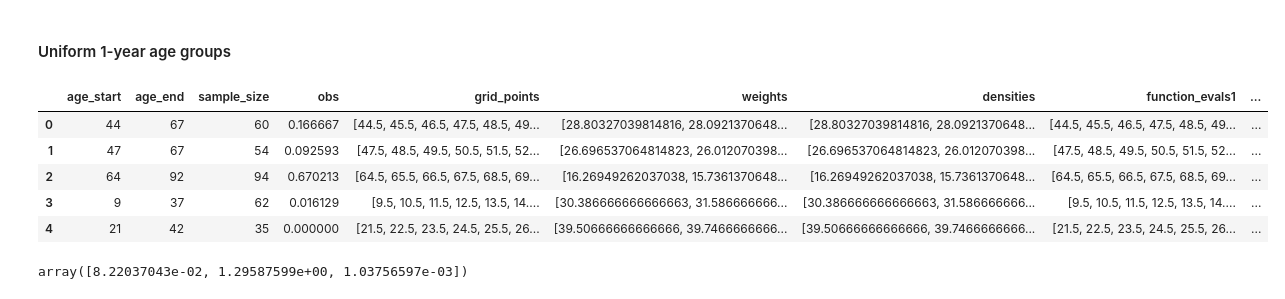
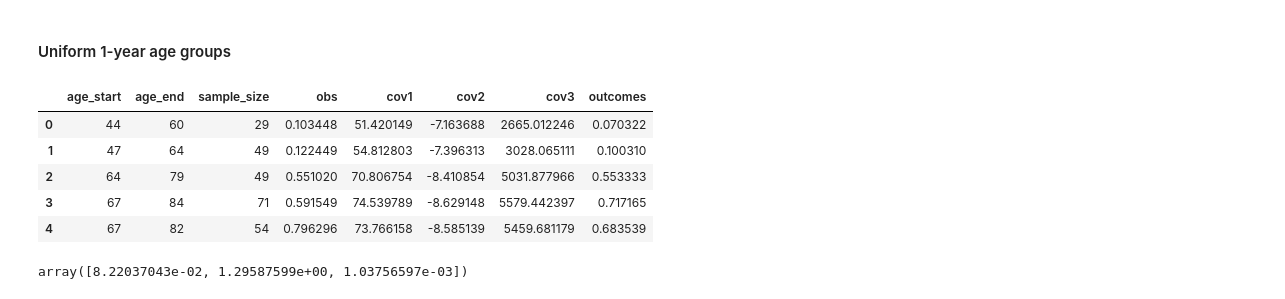
Before and after one commit to ihmeuw-msca/integral-functions, a Jupyter notebook: notebooks/simulation_finite.ipynb, the cells around one changed output. Cells and saved outputs as stored; diff of their text form; code cells hidden in the pictures.

Commit message:
Added no sampling error with error

```diff
--- a/notebooks/simulation_finite.ipynb
+++ b/notebooks/simulation_finite.ipynb
@@ -149,12 +52,46 @@ df["outcomes"] = expit((c1 * df["cov1"] + c2 * df["cov2"] + c3 * df["cov3"]))
+# %%
+low_age = 0
+high_age = 95
+age_mid = 35
+
+c1 = 0.001
+c2 = 1
+c3 = 0.0017
+
+grid_points = np.arange(start=(low_age + 0.5), stop=(high_age + 0.5), step=1)
+
+# range for each sample group
+np.random.seed(0)
+num_groups = 1000
+age_interval_lb = 15
+age_interval_ub = 20
+sample_size_low = 10
+sample_size_high = 100
+prob_args = {"c1": c1}
+# %%
+df = simulation_data_generator(
+    low_age=low_age,
+    high_age=high_age,
+    num_groups=num_groups,
+    age_interval_lb=age_interval_lb,
+    age_interval_ub=age_interval_ub,
+    sample_size_low=sample_size_low,
+    sample_size_high=sample_size_high,
+    prob_args=prob_args,
+    mid_age=age_mid,
+    sample_error=True
+)
+
+df_dense, df_sparse = estimation_dataframe(df=df, grid_points=grid_points)
 # %%
-df.head()
+df_sparse.head()
 # %% [output]
-|  | age_start | age_end | sample_size | obs | grid_points | weights | densities | function_evals1 | ... |
-| 0 | 44 | 67 | 60 | 0.166667 | [44.5, 45.5, 46.5, 47.5, 48.5, 49... | [28.80327039814816, 28.0921370648... | [28.80327039814816, 28.0921370648... | [44.5, 45.5, 46.5, 47.5, 48.5, 49... | ... |
-| 1 | 47 | 67 | 54 | 0.092593 | [47.5, 48.5, 49.5, 50.5, 51.5, 52... | [26.696537064814823, 26.012070398... | [26.696537064814823, 26.012070398... | [47.5, 48.5, 49.5, 50.5, 51.5, 52... | ... |
-| 2 | 64 | 92 | 94 | 0.670213 | [64.5, 65.5, 66.5, 67.5, 68.5, 69... | [16.26949262037038, 15.7361370648... | [16.26949262037038, 15.7361370648... | [64.5, 65.5, 66.5, 67.5, 68.5, 69... | ... |
-| 3 | 9 | 37 | 62 | 0.016129 | [9.5, 10.5, 11.5, 12.5, 13.5, 14.... | [30.386666666666663, 31.586666666... | [30.386666666666663, 31.586666666... | [9.5, 10.5, 11.5, 12.5, 13.5, 14.... | ... |
-| 4 | 21 | 42 | 35 | 0.000000 | [21.5, 22.5, 23.5, 24.5, 25.5, 26... | [39.50666666666666, 39.7466666666... | [39.50666666666666, 39.7466666666... | [21.5, 22.5, 23.5, 24.5, 25.5, 26... | ... |
+|  | age_start | age_end | sample_size | obs | cov1 | cov2 | cov3 | outcomes |
+| 0 | 44 | 60 | 29 | 0.103448 | 51.420149 | -7.163688 | 2665.012246 | 0.070322 |
+| 1 | 47 | 64 | 49 | 0.122449 | 54.812803 | -7.396313 | 3028.065111 | 0.100310 |
+| 2 | 64 | 79 | 49 | 0.551020 | 70.806754 | -8.410854 | 5031.877966 | 0.553333 |
+| 3 | 67 | 84 | 71 | 0.591549 | 74.539789 | -8.629148 | 5579.442397 | 0.717165 |
+| 4 | 67 | 82 | 54 | 0.796296 | 73.766158 | -8.585139 | 5459.681179 | 0.683539 |
 # %%
 model_discrete_1 = BinomialModel(
     y="obs",
```
Also changed, not shown: parts of 4 cells of this notebook, 4 other files.
